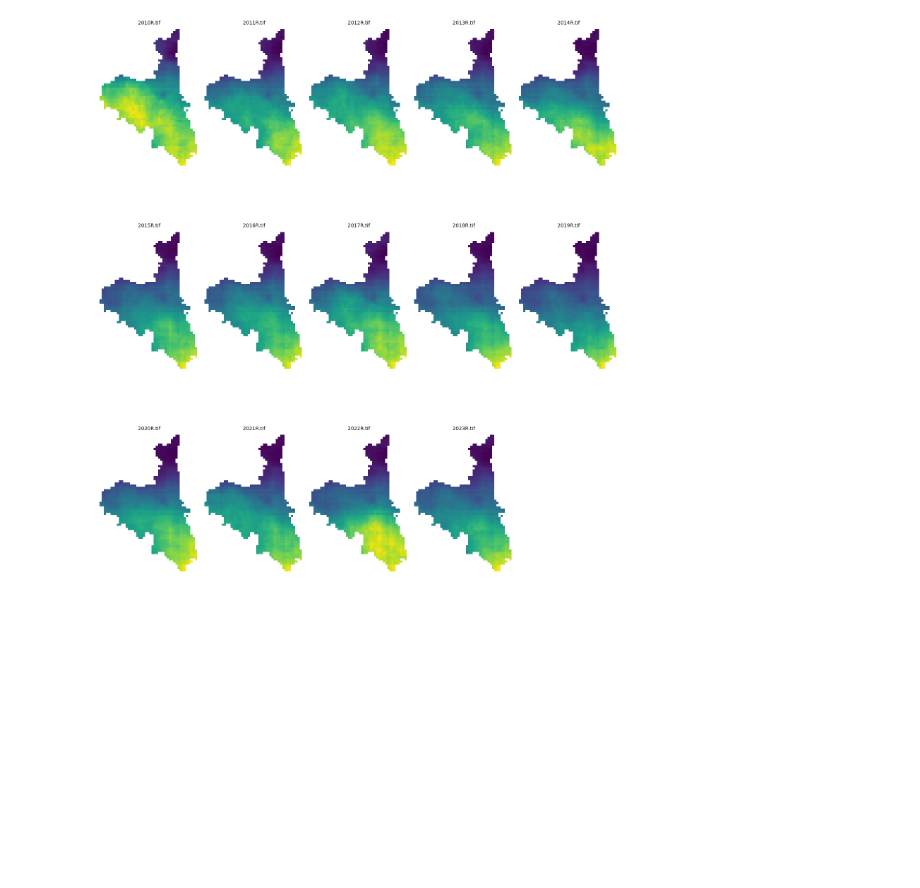
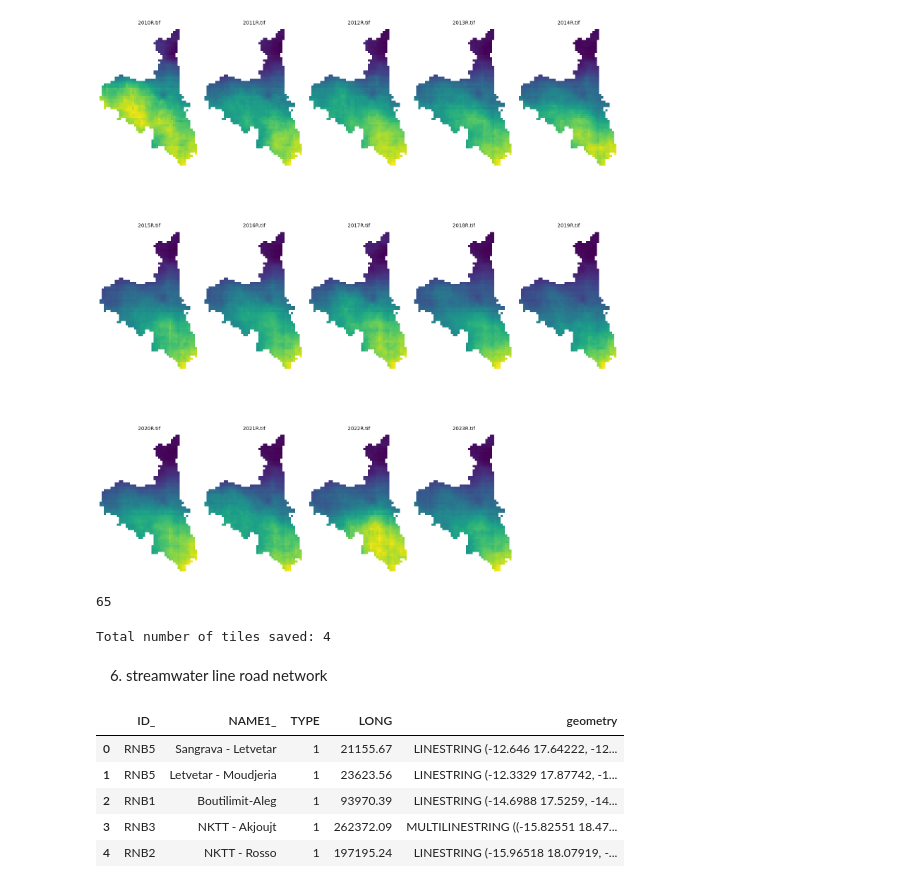
Before and after one commit to SourabhMulik/START_Hackathon, a Jupyter notebook: go_through_datasets.ipynb, the cells around one changed output. Drawn from its saved outputs; the diff is of its cells as text; code cells hidden in the pictures; blank space fills up the shorter version.

```diff
--- a/go_through_datasets.ipynb
+++ b/go_through_datasets.ipynb
@@ -91,0 +115,55 @@ plt.show()
+# %%
+print(dataset.height)
+# %% [output]
+65
+# %%
+
+# 读取栅格数据（GeoTIFF 或 NetCDF）
+dataset = rasterio.open("Datasets_Hackathon/Climate_Precipitation_Data/2010R.tif")
+
+# 设置切割网格大小（像素单位）
+tile_width, tile_height = 40, 40
+
+# 创建保存切割图像的文件夹
+output_dir = "tiled_images/"
+os.makedirs(output_dir, exist_ok=True)
+
+# 计数变量
+tile_count = 0
+
+# 生成子区域并保存切割的图像
+for i in range(0, dataset.width, tile_width):
+    for j in range(0, dataset.height, tile_height):
+        window = Window(i, j, tile_width, tile_height)
+        subset = dataset.read(window=window)
+
+        # 保存为新图像
+        out_meta = dataset.meta.copy()
+        out_meta.update({"width": tile_width, "height": tile_height, "transform": dataset.window_transform(window)})
+
+        # 文件路径
+        tile_filename = os.path.join(output_dir, f"tile_{i}_{j}.tif")
+
+        # 保存切割后的图像
+        with rasterio.open(tile_filename, "w", **out_meta) as dest:
+            dest.write(subset)
+
+        # 计数
+        tile_count += 1
+
+# 打印切割后的图像数量
+print(f"Total number of tiles saved: {tile_count}")
+# %% [output]
+Total number of tiles saved: 4
+# %% [markdown]
+6. streamwater line road network
+# %%
+main_road=gpd.read_file('Datasets_Hackathon\Streamwater_Line_Road_Network\Main_Road.shp')
+main_road.head()
+# %% [output]
+|  | ID_ | NAME1_ | TYPE | LONG | geometry |
+| 0 | RNB5 | Sangrava - Letvetar | 1 | 21155.67 | LINESTRING (-12.646 17.64222, -12... |
+| 1 | RNB5 | Letvetar - Moudjeria | 1 | 23623.56 | LINESTRING (-12.3329 17.87742, -1... |
+| 2 | RNB1 | Boutilimit-Aleg | 1 | 93970.39 | LINESTRING (-14.6988 17.5259, -14... |
+| 3 | RNB3 | NKTT - Akjoujt | 1 | 262372.09 | MULTILINESTRING ((-15.82551 18.47... |
+| 4 | RNB2 | NKTT - Rosso | 1 | 197195.24 | LINESTRING (-15.96518 18.07919, -... |
```
Also changed, not shown: parts of 21 cells of this notebook, 9 other files.
